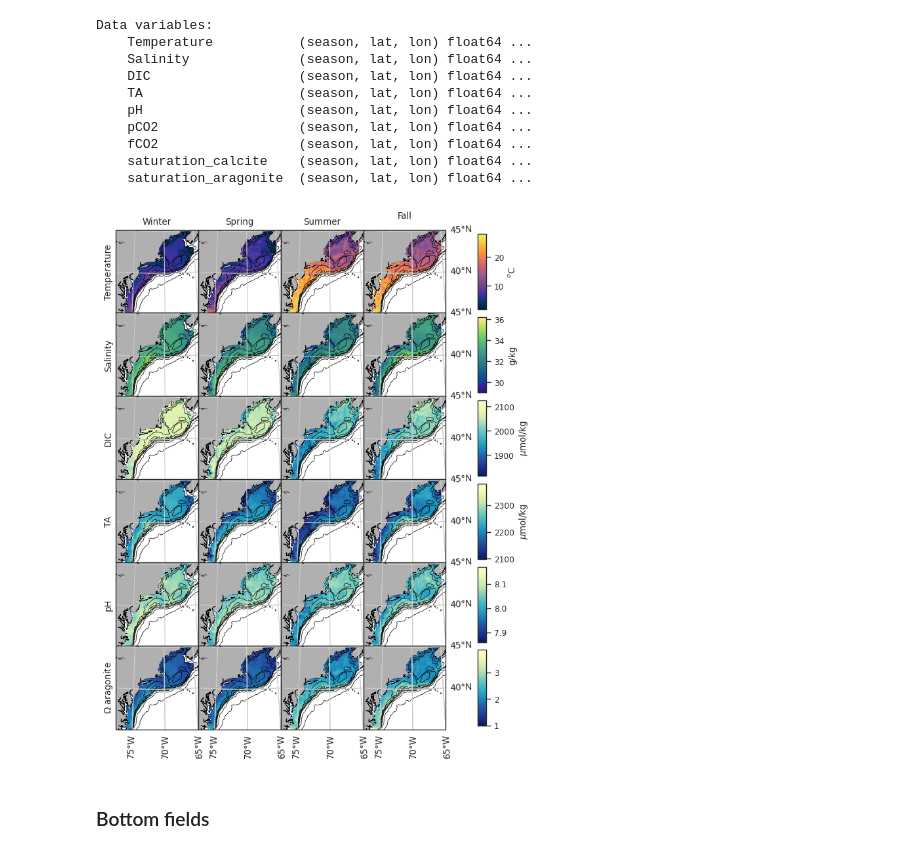
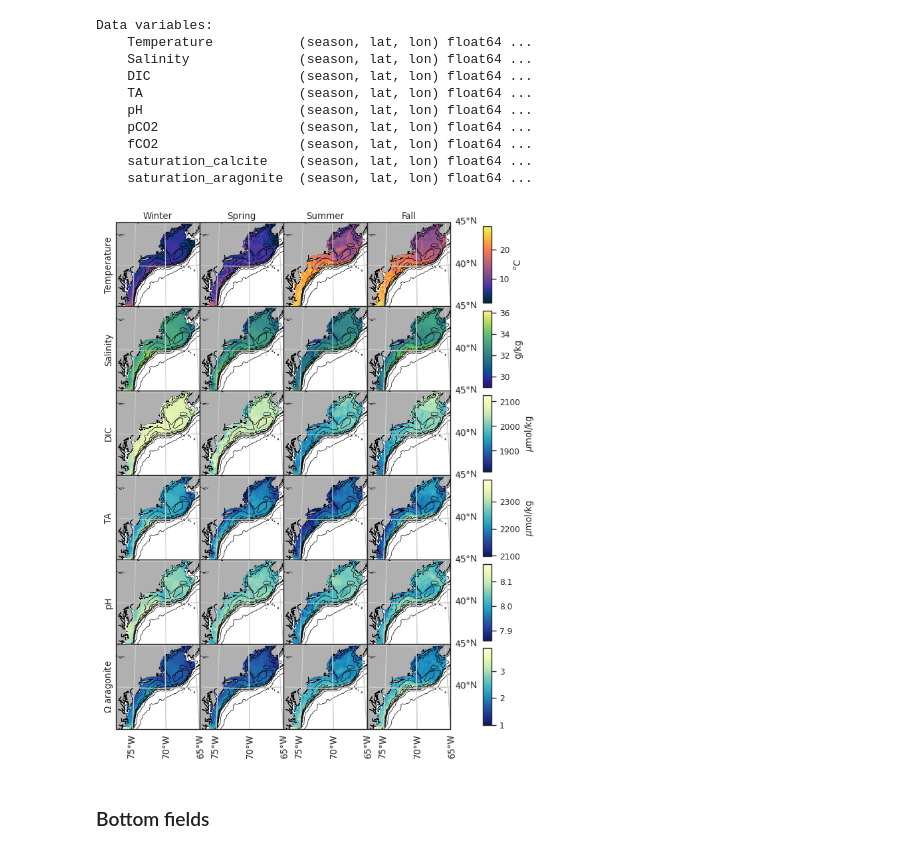
Before and after one commit to WHOIGit/nelme-bottom-water-bgc, a Jupyter notebook: manuscript_figures.ipynb, the cells around one changed output. Saved outputs shown, nothing was run; the diff lists cells and outputs as text; code cells hidden in the pictures.

```diff
--- a/manuscript_figures.ipynb
+++ b/manuscript_figures.ipynb
@@ -229,5 +229,6 @@ Regression stats for TA
 # %%
-fig, axs = plt.subplots(3, 2, figsize=(11, 15))
+fig, axs = plt.subplots(3, 2, sharex='col', sharey='col', figsize=(11, 15))
+fig.subplots_adjust(hspace=0.05)
 for df, ax in zip([df_test, df_test_noO2, df_test_no_sat], axs):
     _ = sns.scatterplot(x='DIC_test', y='DIC_pred_test', data=df, ax=ax[0])
     _ = sns.scatterplot(x='TA_test', y='TA_pred_test', data=df, ax=ax[1])
@@ -298,35 +299,35 @@ for s in range(4):
                               vmin=1815, vmax=2126, cmap=cmap, transform=ccrs.PlateCarree())
     ta  = axs[3,s].pcolormesh(ds_surface.lon, ds_surface.lat, ds_surface.TA.isel(season=s),
                               vmin=2099, vmax=2381.2, cmap=cmap, transform=ccrs.PlateCarree())
     ph  = axs[4,s].pcolormesh(ds_surface.lon, ds_surface.lat, ds_surface.pH.isel(season=s),
                               vmin=7.86, vmax=8.17, cmap=cmap, transform=ccrs.PlateCarree())
     oa  = axs[5,s].pcolormesh(ds_surface.lon, ds_surface.lat, ds_surface.saturation_aragonite.isel(season=s),
                               vmin=1, vmax=3.85, cmap=cmap, transform=ccrs.PlateCarree())
     # print(oa.get_clim())
 
 # add colorbars
 units = [r'$^o$C', 'g/kg', r'$\mu$mol/kg', r'$\mu$mol/kg', '', '']
 for ax, pm, u in zip(axs[:,3], [tem, sal, dic, ta, ph, oa], units):
     l, b, w, h = ax.get_position().bounds
     cax = fig.add_axes([l+w+0.075, b+0.05*h, 0.02, h*0.9])
     cb = fig.colorbar(pm, cax=cax)
     cb.set_label(u)
 
 for ax, title in zip(axs[0,:], ['Winter', 'Spring', 'Summer', 'Fall']):
-    ax.set_title(title)
+    ax.text(0.5, 1.07, title, ha='center', va='center', transform=ax.transAxes)
 
 for ax, label in zip(axs[:,0], ['Temperature', 'Salinity', 'DIC', 'TA', 'pH', r'$\Omega$ aragonite']):
     ax.text(-0.085, 0.5, label, ha='center', va='center', rotation=90, transform=ax.transAxes)
 
 for ax in axs[:,3]:
     _ = ax.gridlines(xlocs=np.arange(-180,180,5), ylocs=np.arange(0,90,5), draw_labels={'right': 'y'})
 
 for ax in axs[5,:]:
     _ = ax.gridlines(xlocs=np.arange(-180,180,5), ylocs=np.arange(0,90,5), draw_labels={'bottom': 'x'})
 
 fig.savefig('figures/bgc_surface_seasonal.png', dpi=dpi, bbox_inches='tight')
 # %% [output]
-[figure, old version]
+[figure, new version]
 # %% [markdown]
 ### Bottom fields
 # %%
```
Also changed, not shown: parts of 8 cells of this notebook, 9 other files.
